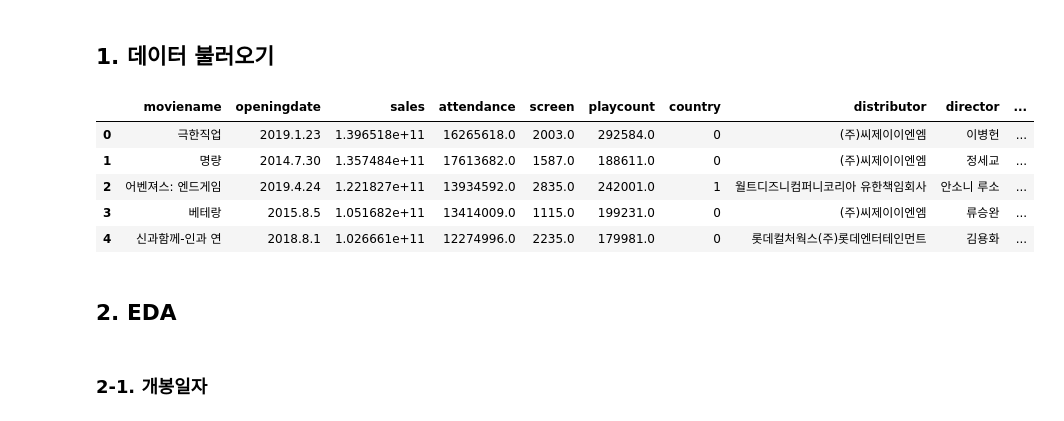
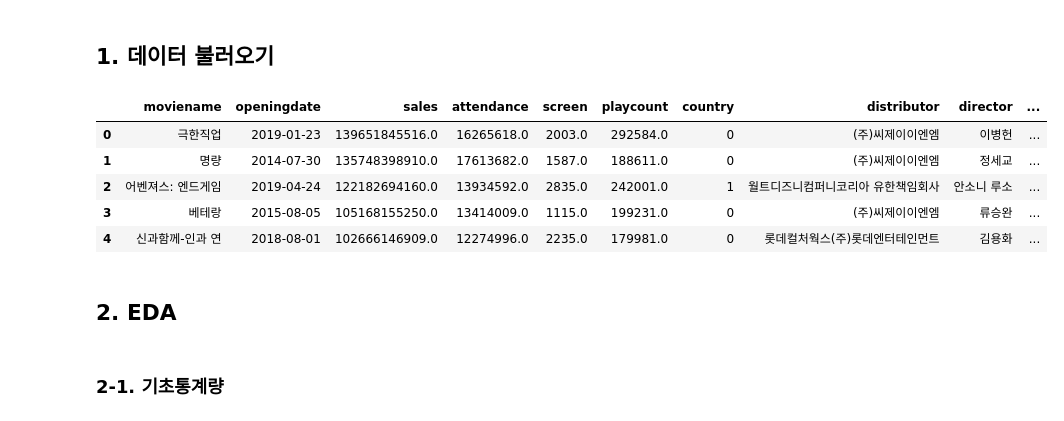
Before and after one commit to jtgoon/BigData_Final_Project, a Jupyter notebook: ipynb/EDA.ipynb, the cells around one changed output. Drawn from its saved outputs; the diff is of its cells as text; code cells hidden in the pictures.

```diff
--- a/ipynb/EDA.ipynb
+++ b/ipynb/EDA.ipynb
@@ -15,16 +15,16 @@ mpl.rcParams['axes.unicode_minus'] = False
 # %% [markdown]
 ## 1. 데이터 불러오기
 # %%
-movie = pd.read_csv("../data/Preprocessing_movie_data/Data_processing.data.csv")
+movie = pd.read_csv("../data/Preprocessing_movie_data/Data_processing.data.csv", parse_dates=['openingdate'])
 movie.head()
 # %% [output]
 |  | moviename | openingdate | sales | attendance | screen | playcount | country | distributor | director | ... |
-| 0 | 극한직업 | 2019.1.23 | 1.396518e+11 | 16265618.0 | 2003.0 | 292584.0 | 0 | (주)씨제이이엔엠 | 이병헌 | ... |
-| 1 | 명량 | 2014.7.30 | 1.357484e+11 | 17613682.0 | 1587.0 | 188611.0 | 0 | (주)씨제이이엔엠 | 정세교 | ... |
-| 2 | 어벤져스: 엔드게임 | 2019.4.24 | 1.221827e+11 | 13934592.0 | 2835.0 | 242001.0 | 1 | 월트디즈니컴퍼니코리아 유한책임회사 | 안소니 루소 | ... |
-| 3 | 베테랑 | 2015.8.5 | 1.051682e+11 | 13414009.0 | 1115.0 | 199231.0 | 0 | (주)씨제이이엔엠 | 류승완 | ... |
-| 4 | 신과함께-인과 연 | 2018.8.1 | 1.026661e+11 | 12274996.0 | 2235.0 | 179981.0 | 0 | 롯데컬처웍스(주)롯데엔터테인먼트 | 김용화 | ... |
+| 0 | 극한직업 | 2019-01-23 | 139651845516.0 | 16265618.0 | 2003.0 | 292584.0 | 0 | (주)씨제이이엔엠 | 이병헌 | ... |
+| 1 | 명량 | 2014-07-30 | 135748398910.0 | 17613682.0 | 1587.0 | 188611.0 | 0 | (주)씨제이이엔엠 | 정세교 | ... |
+| 2 | 어벤져스: 엔드게임 | 2019-04-24 | 122182694160.0 | 13934592.0 | 2835.0 | 242001.0 | 1 | 월트디즈니컴퍼니코리아 유한책임회사 | 안소니 루소 | ... |
+| 3 | 베테랑 | 2015-08-05 | 105168155250.0 | 13414009.0 | 1115.0 | 199231.0 | 0 | (주)씨제이이엔엠 | 류승완 | ... |
+| 4 | 신과함께-인과 연 | 2018-08-01 | 102666146909.0 | 12274996.0 | 2235.0 | 179981.0 | 0 | 롯데컬처웍스(주)롯데엔터테인먼트 | 김용화 | ... |
 # %% [markdown]
 ## 2. EDA
 # %% [markdown]
-### 2-1. 개봉일자
+### 2-1. 기초통계량
```
Also changed, not shown: parts of 27 cells of this notebook.
